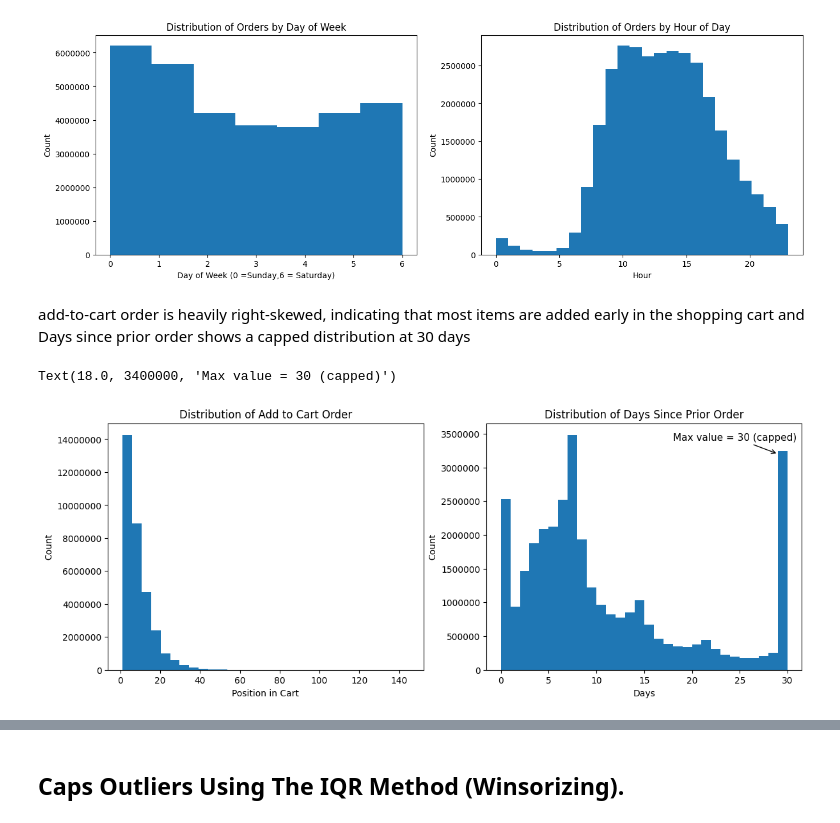
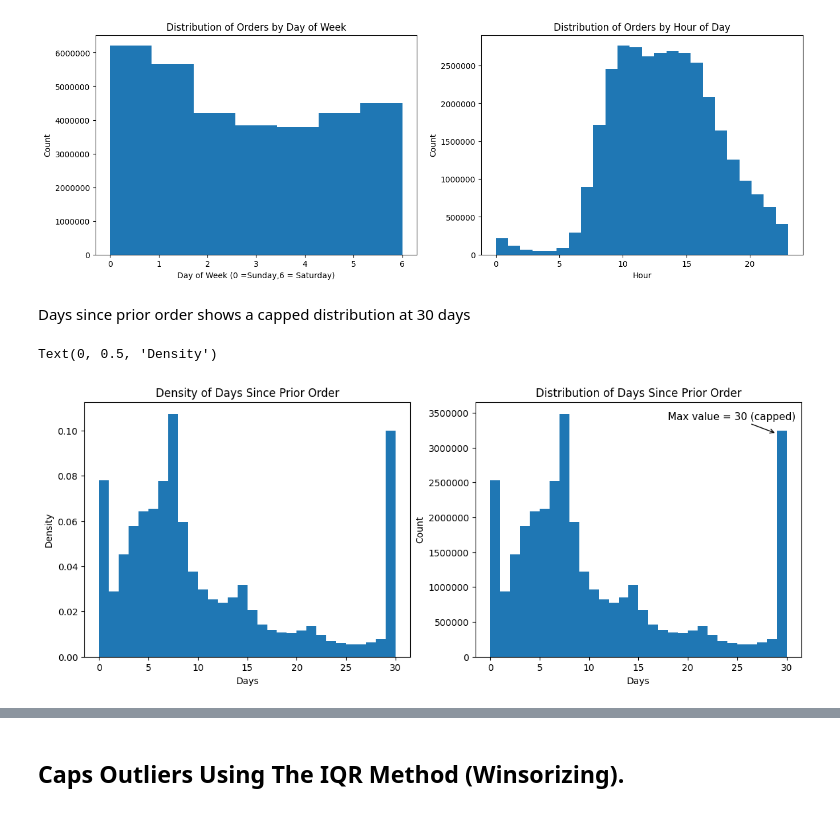
Before and after one commit to ab8d-DS/DSS230_Final_Project, a Jupyter notebook: notebooks/01_EDA_and_Preprocessing.ipynb, the cells around one changed output, grey strips where cells are left out. Cells and saved outputs as stored; diff of their text form; code cells hidden in the pictures.

```diff
--- a/notebooks/01_EDA_and_Preprocessing.ipynb
+++ b/notebooks/01_EDA_and_Preprocessing.ipynb
@@ -257,27 +276,25 @@ axes[1].ticklabel_format(style='plain')
 # %% [output]
 [figure]
 # %% [markdown]
-add-to-cart order is heavily right-skewed, indicating that most items are added early in the shopping cart
-and Days since prior order shows a capped distribution at 30 days
+Days since prior order shows a capped distribution at 30 days
 # %%
 fig,axes=plt.subplots(1,2,figsize=(14,5))
-
-axes[0].hist(full_priors['add_to_cart_order'],bins=30)
-axes[0].set_title('Distribution of Add to Cart Order')
-axes[0].set_xlabel('Position in Cart')
-axes[0].set_ylabel('Count')
-axes[0].ticklabel_format(style='plain')
 
 max_val=full_priors['days_since_prior_order'].max()
 axes[1].hist(full_priors['days_since_prior_order'],bins=30)
 axes[1].set_title('Distribution of Days Since Prior Order')
 axes[1].set_xlabel('Days')
 axes[1].set_ylabel('Count')
 axes[1].ticklabel_format(style='plain')
 axes[1].annotate(f'Max value = {int(max_val)} (capped)',
                  xy=(max_val-1, 3200000),fontsize=11,
                  xytext=(max_val-12, 3400000),
                  arrowprops=dict(arrowstyle='->'))
+
+axes[0].hist(full_priors['days_since_prior_order'],bins=30,density=True)
+axes[0].set_title('Density of Days Since Prior Order')
+axes[0].set_xlabel('Days')
+axes[0].set_ylabel('Density')
 # %% [output]
-Text(18.0, 3400000, 'Max value = 30 (capped)')
+Text(0, 0.5, 'Density')
-[figure, old version]
+[figure, new version]
```
Also changed, not shown: parts of 18 cells of this notebook.
